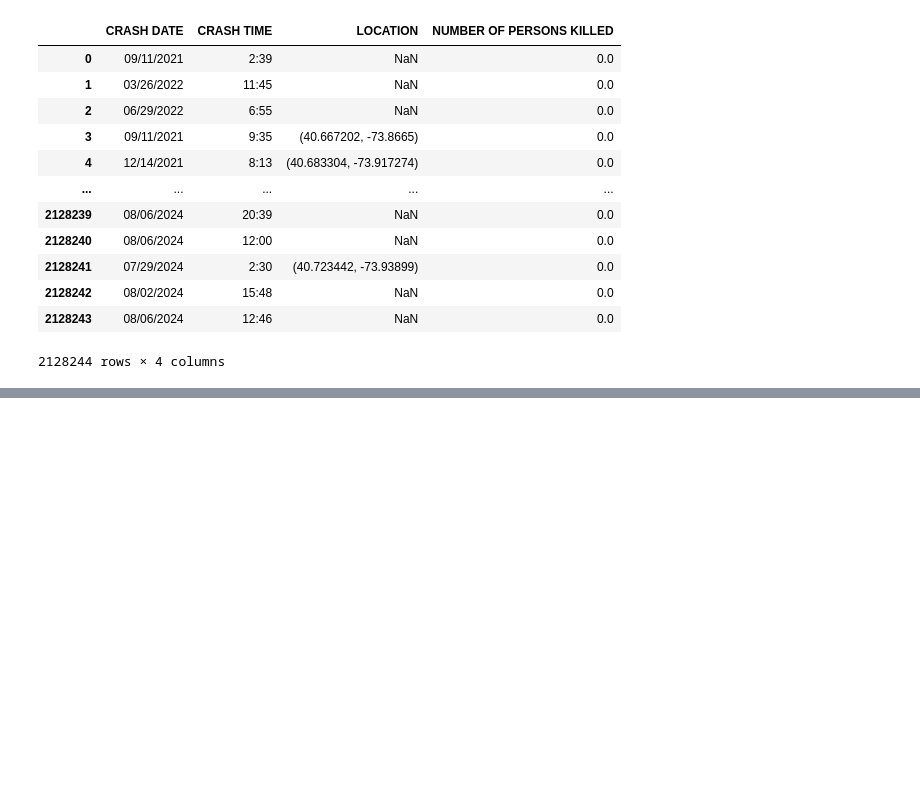
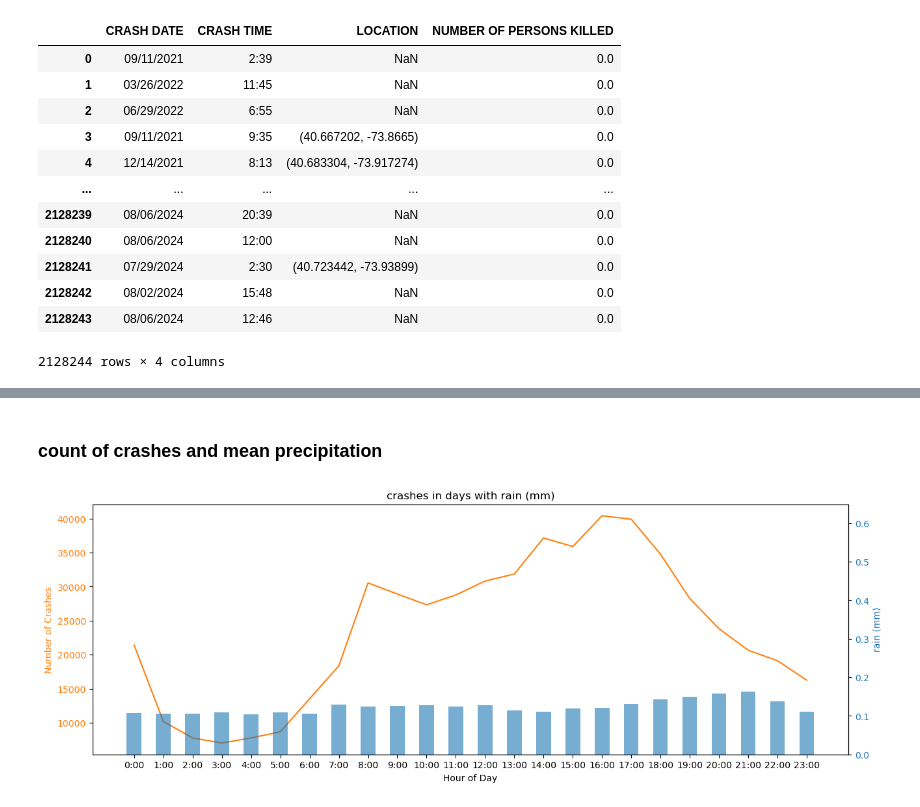
Before and after one commit to WiiLife/data_viz24-25, a Jupyter notebook: weather_data.ipynb, the cells around one changed output, grey strips where cells are left out. Cells and saved outputs as stored; diff of their text form; code cells hidden in the pictures; blank space fills up the shorter version.

```diff
--- a/weather_data.ipynb
+++ b/weather_data.ipynb
@@ -84,0 +106,35 @@ plt.bar(h_data.index, h_data["precipitation (mm)"], label="precipitation")
+# %% [markdown]
+### count of crashes and mean precipitation
+# %%
+data_crashes = crashes_with_rain.groupby(crashes_with_rain["CRASH DATE"].dt.hour).count()
+precipitation_h_data = data.groupby(data["time"].dt.hour).mean()
+
+fig, ax1 = plt.subplots(figsize=(15, 5))
+
+def weather_cond_vs_crashes(weather_cond):
+
+    weather_cond_name = precipitation_h_data[weather_cond].name
+
+    # Plot crashes
+    ax1.plot(data_crashes.index, data_crashes["CRASH DATE"], label="Crashes", color="tab:orange")
+    ax1.tick_params(axis="y", labelcolor="tab:orange")
+
+    # Add secondary y-axis for precipitation
+    ax2 = ax1.twinx()
+    ax2.bar(precipitation_h_data.index, precipitation_h_data[weather_cond], label=weather_cond_name, alpha=0.6, color="tab:blue", width=0.5)
+    ax2.tick_params(axis="y", labelcolor="tab:blue")
+    ax2.set_ylim(0, precipitation_h_data[weather_cond].max()*4)
+
+    # set the labels
+    ax1.set_xticks(range(0, 24))
+    ax1.set_xticklabels([f"{h}:00" for h in range(0, 24)])
+    plt.title(f"crashes in days with {weather_cond_name}")
+    ax1.set_xlabel("Hour of Day")
+    ax1.set_ylabel("Number of Crashes", color="tab:orange")
+    ax2.set_ylabel(weather_cond_name, color="tab:blue")
+
+    plt.show()
+
+weather_cond_vs_crashes("rain (mm)")   # 'temperature_2m (°C)', 'precipitation (mm)', 'rain (mm)', 'cloudcover (%)', 'cloudcover_low (%)', 'cloudcover_mid (%)', 'cloudcover_high (%)', 'windspeed_10m (km/h)', 'winddirection_10m (°)'
+# %% [output]
+[figure, added]
```
Also changed, not shown: parts of 8 cells of this notebook.
